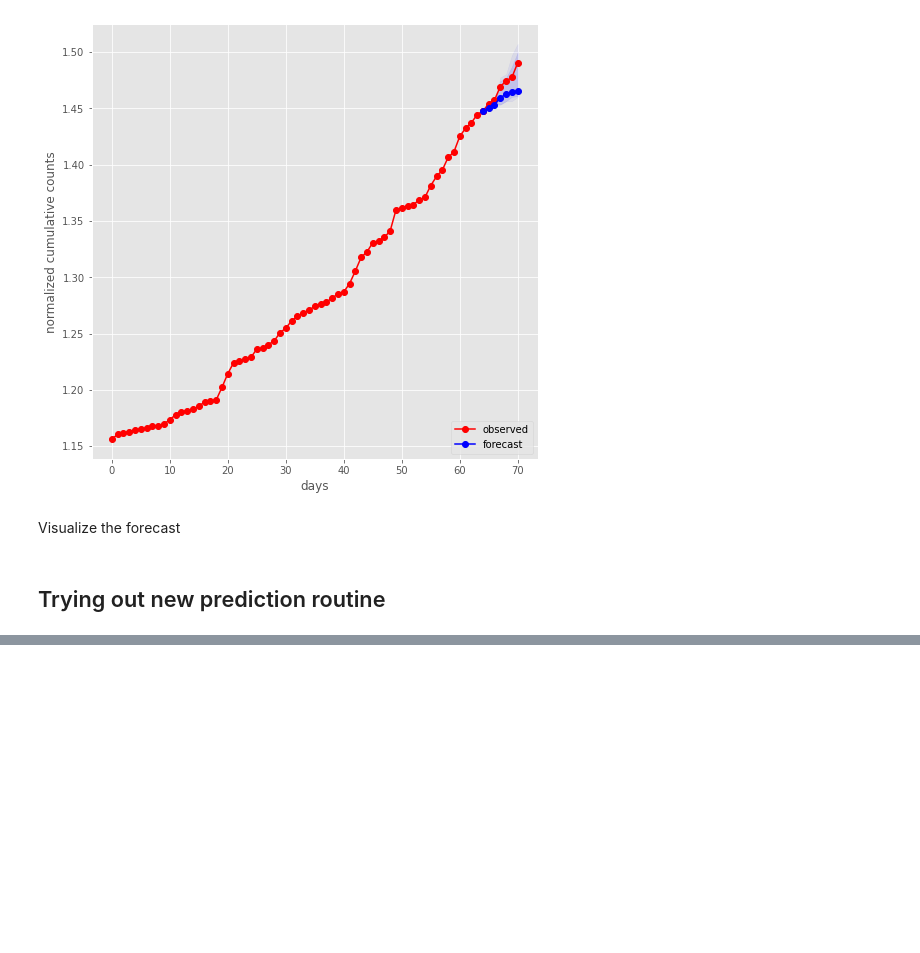
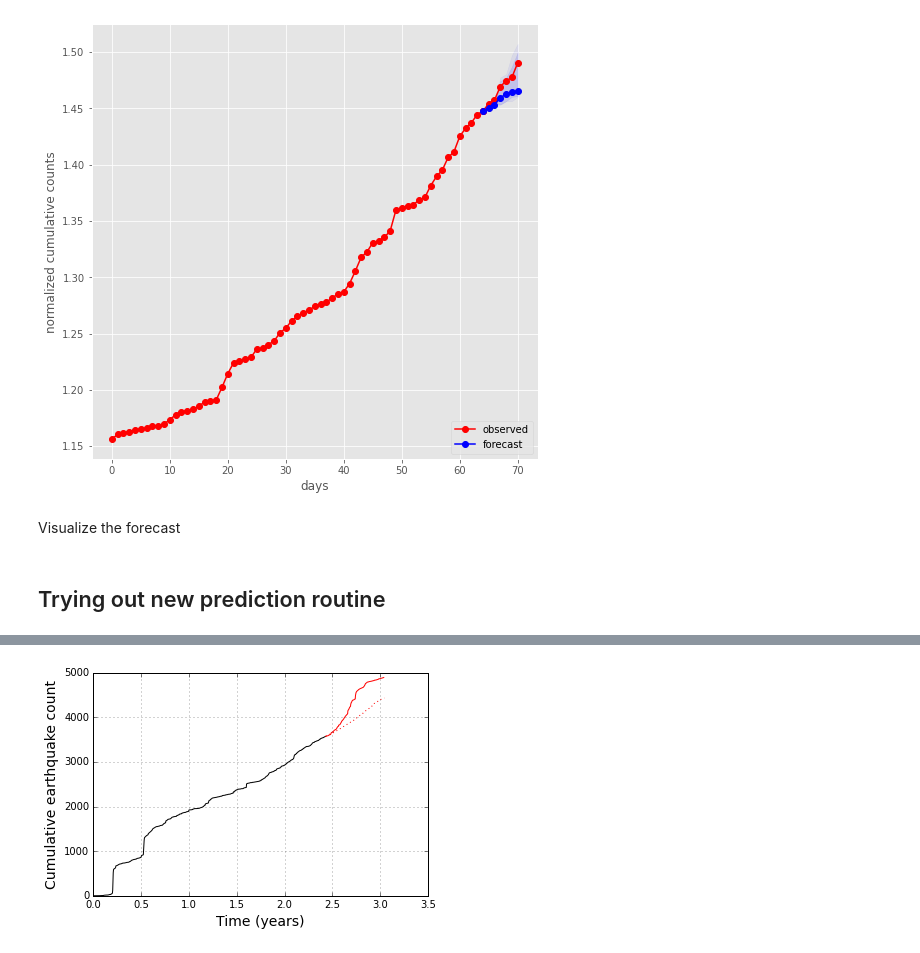
Before and after one commit to hanxiaokaka/Induced_seismic, a Jupyter notebook: notebooks/scinet/004 SCINet decatur multiple horizon.ipynb, the cells around one changed output, grey strips where cells are left out. Cells and saved outputs as stored; diff of their text form; code cells hidden in the pictures; blank space fills up the shorter version.

```diff
--- a/notebooks/scinet/004 SCINet decatur multiple horizon.ipynb
+++ b/notebooks/scinet/004 SCINet decatur multiple horizon.ipynb
@@ -444,0 +411,6 @@ array([ 64,  65,  66,  67,  68,  69,  70,  71,  72,  73,  74,  75,  76,
+# %%
+predictions_cumulative = y_scaler.inverse_transform(np.array(torch.cat(predictions)).reshape(-1,1)).squeeze()
+# %%
+output_y_cumulative = y_scaler.inverse_transform(np.array(output_y).reshape(-1,1))
+# %%
+train_y_cumulative = y_scaler.inverse_transform(np.array(train_dset.Y).reshape(-1,1))
@@ -444,0 +438,16 @@ array([ 64,  65,  66,  67,  68,  69,  70,  71,  72,  73,  74,  75,  76,
+# %%
+# plt.style.use('classic')
+# plt.rcParams["figure.figsize"] = (8,6)
+fig = plt.figure()
+# plt.plot(np.arange(0,len(train_dset.Y)) / 365.25,train_y_cumulative,'-k',label='observations')
+plt.plot(np.arange(0,len(train_dset.Y)) / 365.25,train_y_cumulative,'-k')
+# plt.plot(np.arange(len(train_dset.Y),len(train_dset.Y)+len(torch.cat(predictions))) / 365.25 ,predictions_cumulative,':r',label='predictions')
+plt.plot(np.arange(len(train_dset.Y),len(train_dset.Y)+len(torch.cat(predictions))) / 365.25 ,predictions_cumulative,':r')
+plt.plot(np.arange(len(train_dset.Y),len(train_dset.Y)+len(output_y)) / 365.25,output_y_cumulative,'r')
+# plt.legend()
+plt.ylabel('Cumulative earthquake count', fontsize=14)
+plt.xlabel('Time (years)', fontsize=14)
+plt.grid(linestyle=':', alpha=0.7)
+# plt.tight_layout()
+# %% [output]
+[figure, added]
```
Also changed, not shown: parts of 16 cells of this notebook, 1 other file.
